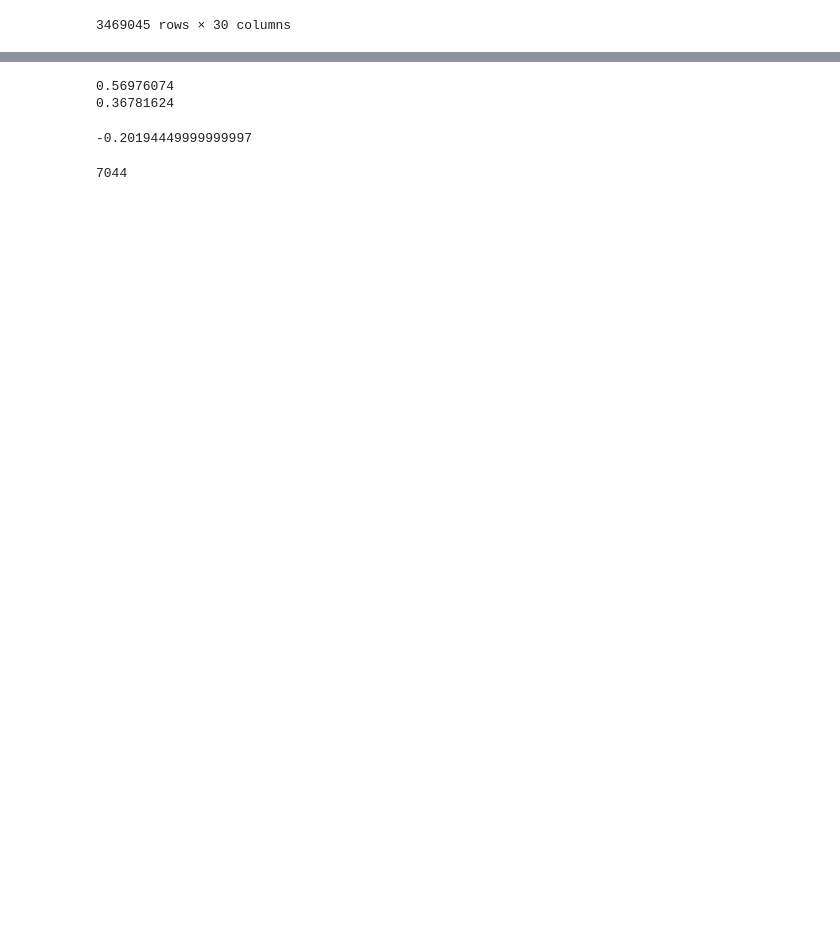
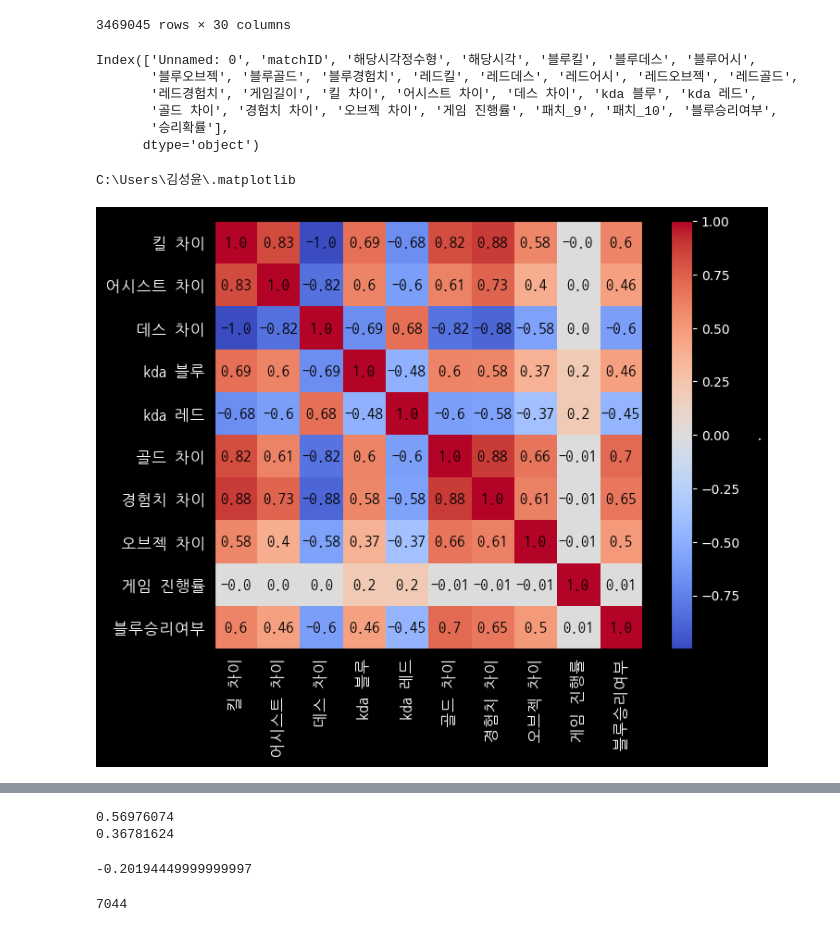
Before and after one commit to Tool-s-Riot/data_collector, a Jupyter notebook: datascience.ipynb, the cells around one changed output, grey strips where cells are left out. Drawn from its saved outputs; the diff is of its cells as text; code cells hidden in the pictures; blank space fills up the shorter version.

```diff
--- a/datascience.ipynb
+++ b/datascience.ipynb
@@ -547,3 +578,62 @@ filtered_df
 | 3469043 | 3469043 | KR_6510489016.json | 21 | 0.733333 | 0.405797 | 0.486486 | 0.348315 | 0.0 | 0.649115 | 0.531850 | ... | ... |
 | 3469044 | 3469044 | KR_6510489016.json | 22 | 0.800000 | 0.405797 | 0.486486 | 0.348315 | 0.0 | 0.650796 | 0.532559 | ... | ... |
 3469045 rows × 30 columns
+# %%
+filtered_df.columns
+# %% [output]
+Index(['Unnamed: 0', 'matchID', '해당시각정수형', '해당시각', '블루킬', '블루데스', '블루어시',
+       '블루오브젝', '블루골드', '블루경험치', '레드킬', '레드데스', '레드어시', '레드오브젝', '레드골드',
+       '레드경험치', '게임길이', '킬 차이', '어시스트 차이', '데스 차이', 'kda 블루', 'kda 레드',
+       '골드 차이', '경험치 차이', '오브젝 차이', '게임 진행률', '패치_9', '패치_10', '블루승리여부',
+       '승리확률'],
+      dtype='object')
+# %%
+corr = filtered_df[['킬 차이', '어시스트 차이', '데스 차이', 'kda 블루', 'kda 레드',
+       '골드 차이', '경험치 차이', '오브젝 차이', '게임 진행률', '블루승리여부']].corr()
+# %%
+import matplotlib
+print(matplotlib.get_cachedir())
+# %% [output]
+C:\Users\김성윤\.matplotlib
+# %%
+import matplotlib.pyplot as plt
+import numpy as np
+import matplotlib.font_manager as fm
+
+
+# Create some data
+data = corr
+
+# Specify the font path
+path = r'C:\Users\김성윤\Desktop\NanumGothicCoding-2.5\NanumGothicCoding.ttf'
+fontprop = fm.FontProperties(fname=path, size=12)
+
+# Set column names
+columns = ['킬 차이', '어시스트 차이', '데스 차이', 'kda 블루', 'kda 레드','골드 차이', '경험치 차이', '오브젝 차이', '게임 진행률', '블루승리여부']
+
+# Create heatmap
+plt.figure(figsize=(8,6))
+
+plt.rcParams['figure.facecolor'] = 'black'
+plt.imshow(data, cmap='coolwarm', interpolation='nearest')
+
+# Set the tick locations and labels
+plt.xticks(np.arange(len(columns)), columns, rotation=90, fontproperties=fontprop, color='white')
+plt.yticks(np.arange(len(columns)), columns, fontproperties=fontprop, color='white')
+
+
+# Add values on cells
+for i in range(len(columns)):
+    for j in range(len(columns)):
+        text = plt.text(j, i, round(data.iloc[i, j], 2),
+                       ha="center", va="center", color="k", fontproperties=fontprop)
+
+# Add a colorbar and set the label to some Korean text
+cbar = plt.colorbar()
+cbar.set_label('.', fontproperties=fontprop, color='white')
+cbar.ax.yaxis.set_tick_params(color='white')
+plt.setp(plt.getp(cbar.ax.axes, 'yticklabels'), color='white')
+
+plt.show()
+# %% [output]
+[figure, added]
```
Also changed, not shown: parts of 20 cells of this notebook.
